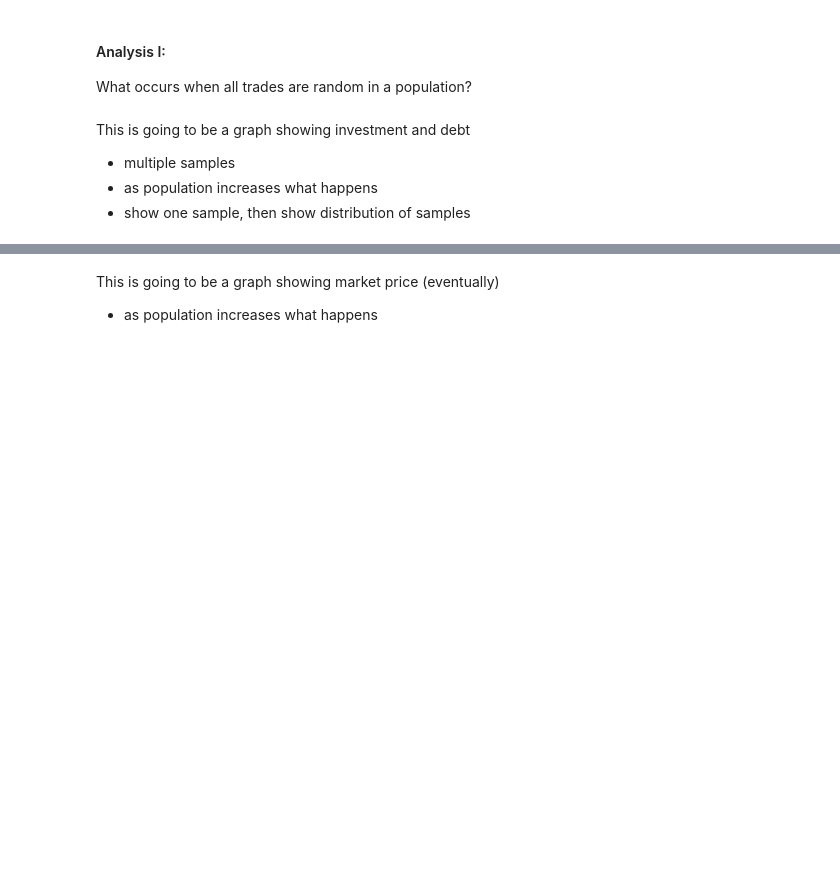
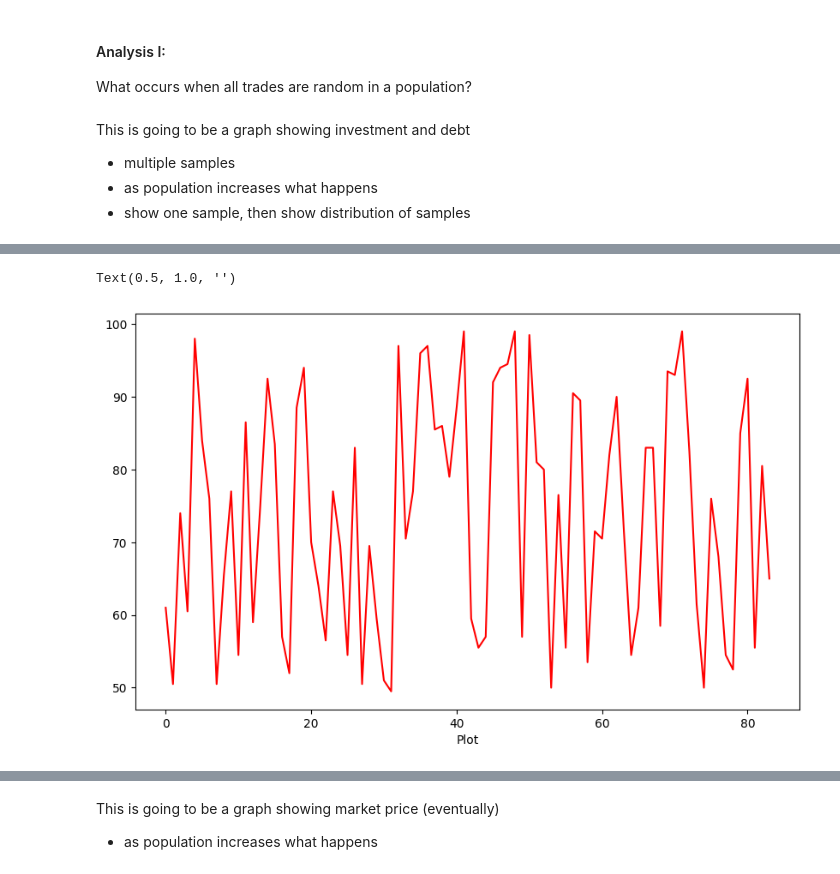
Before and after one commit to Ashuwat/SBIT, a Jupyter notebook: interpretation/sim2/start.ipynb, the cells around one changed output, grey strips where cells are left out. Saved outputs shown, nothing was run; the diff lists cells and outputs as text; code cells hidden in the pictures; blank space fills up the shorter version.

Commit message:
interpretation and modeling changes

```diff
--- a/interpretation/sim2/start.ipynb
+++ b/interpretation/sim2/start.ipynb
@@ -32,0 +54,28 @@ Text(0.5, 1.0, 'Node Investments')
+# %%
+import matplotlib.pyplot as plt
+import os
+import json
+
+# file = "C:\Users\ashut\Documents\GitHub\SBIT\sim2\main.exe"
+jsonFile = "../../sim2/model.json"
+# os.startfile(file)
+
+with open(jsonFile, 'r') as file:
+    jsonComp = json.load(file)
+
+jsonStuff = jsonComp["MarketPrices"]
+jsonStuffZScore = []
+
+for i in range(1, len(jsonStuff)):
+    if i % 9999 == 0:
+        jsonStuffZScore.append(jsonStuff[i])
+
+plt.figure(figsize=(10, 6))
+plt.plot(range(len(jsonStuffZScore)), jsonStuffZScore, color='red')
+
+plt.xlabel('Plot')
+plt.ylabel('')
+plt.title('')
+# %% [output]
+Text(0.5, 1.0, '')
+[figure, added]
```
Also changed, not shown: parts of 5 cells of this notebook, 12 other files.
